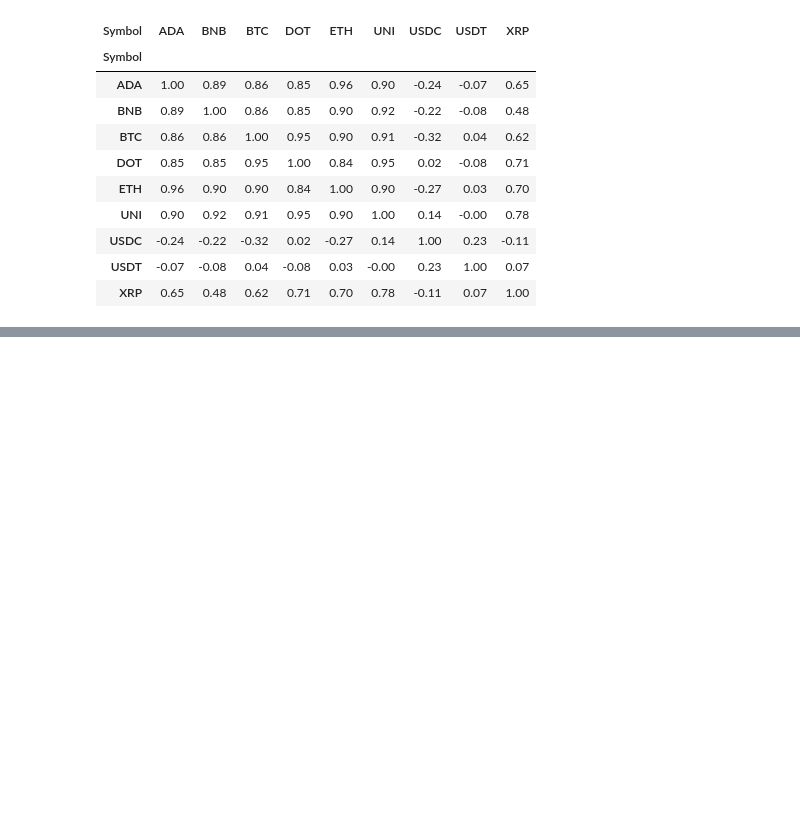
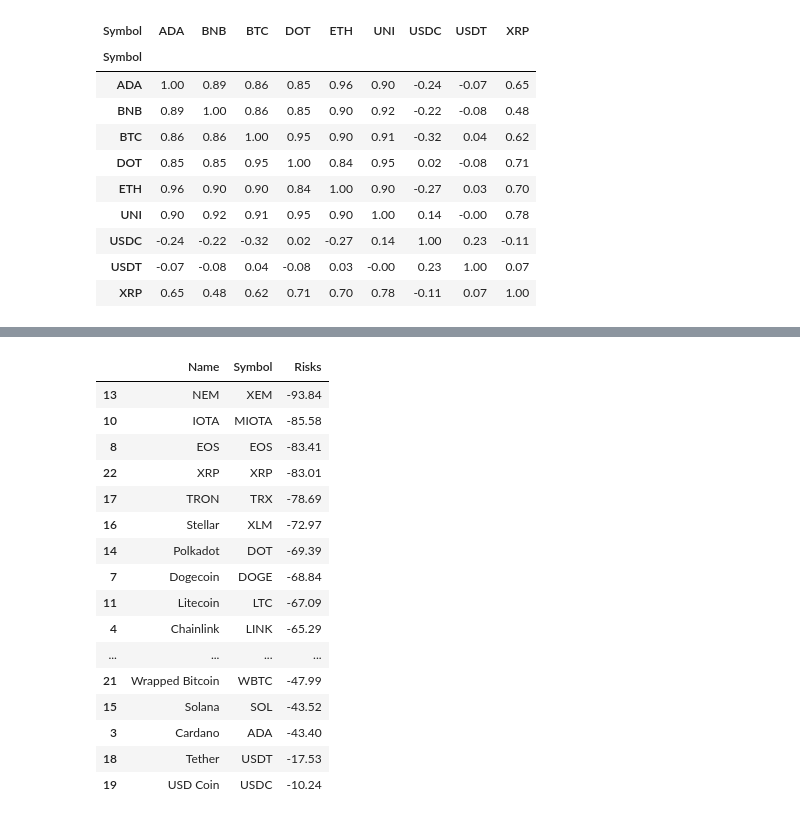
Before and after one commit to henryone0910/Crypto-Analysis, a Jupyter notebook: Final.ipynb, the cells around one changed output, grey strips where cells are left out. Saved outputs shown, nothing was run; the diff lists cells and outputs as text; code cells hidden in the pictures; blank space fills up the shorter version.

```diff
--- a/Final.ipynb
+++ b/Final.ipynb
@@ -655,0 +811,35 @@ But, how to choose other coins for optimizing profits. We continue to the next q
+# %%
+max_date = cryp_df[['Name','Symbol','Date']].groupby(['Name','Symbol']).max()\
+                            .reset_index().set_index(['Name','Symbol','Date'])
+
+#get last days
+max_date_df = cryp_df.set_index(['Name','Symbol','Date'])
+max_date_df = max_date_df[max_date_df.index.isin(max_date.index)]\
+                        .reset_index().set_index(['Name','Symbol']).drop('Date',1)
+
+#Take risks
+risk = pd.DataFrame(
+        (max_date_df['Low'] - calc_coins['High_max'])*100/calc_coins['High_max']
+    ).rename({0:'Risks'},axis=1).reset_index()
+
+#sorting values
+risk = risk.sort_values('Risks')
+risk
+# %% [output]
+|  | Name | Symbol | Risks |
+| 13 | NEM | XEM | -93.84 |
+| 10 | IOTA | MIOTA | -85.58 |
+| 8 | EOS | EOS | -83.41 |
+| 22 | XRP | XRP | -83.01 |
+| 17 | TRON | TRX | -78.69 |
+| 16 | Stellar | XLM | -72.97 |
+| 14 | Polkadot | DOT | -69.39 |
+| 7 | Dogecoin | DOGE | -68.84 |
+| 11 | Litecoin | LTC | -67.09 |
+| 4 | Chainlink | LINK | -65.29 |
+| ... | ... | ... | ... |
+| 21 | Wrapped Bitcoin | WBTC | -47.99 |
+| 15 | Solana | SOL | -43.52 |
+| 3 | Cardano | ADA | -43.40 |
+| 18 | Tether | USDT | -17.53 |
+| 19 | USD Coin | USDC | -10.24 |
```
Also changed, not shown: parts of 34 cells of this notebook.
